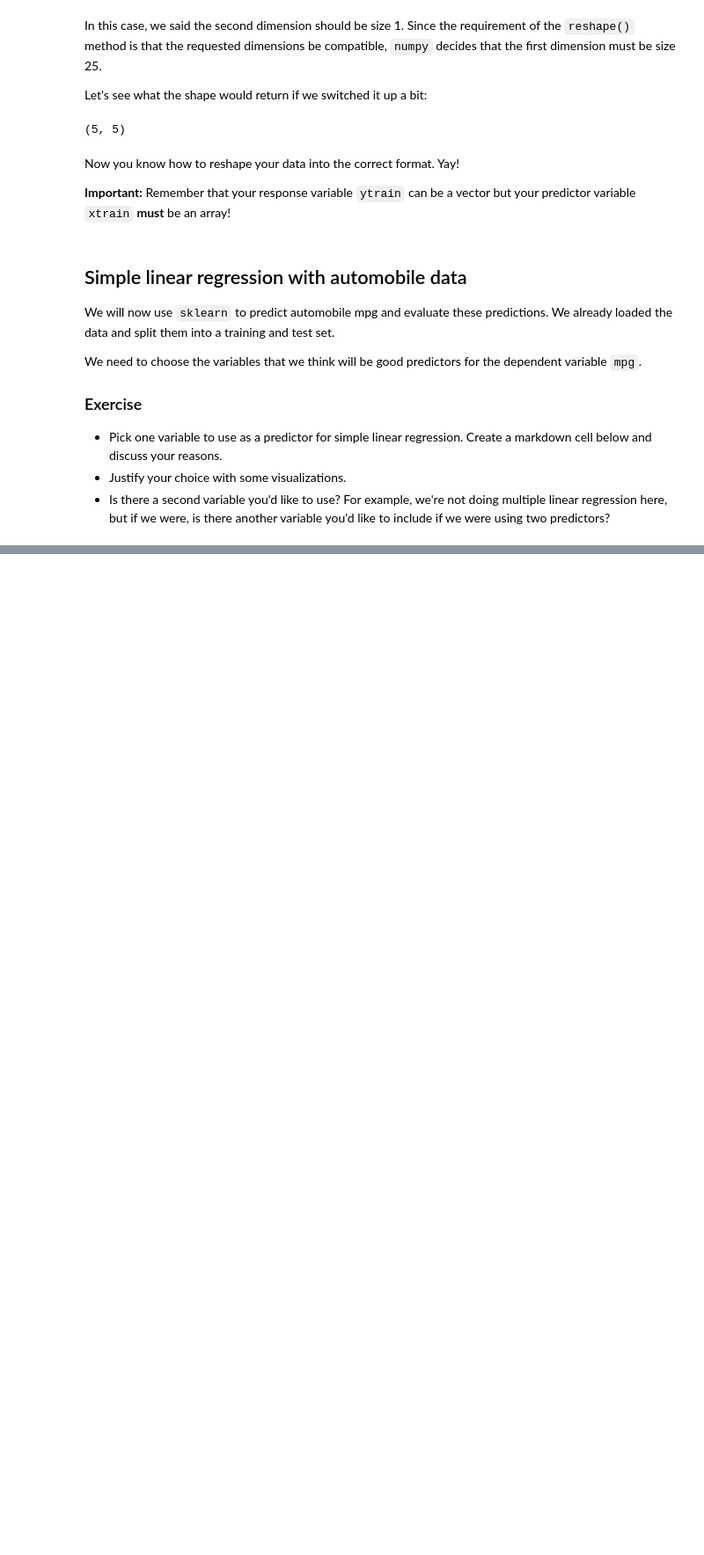
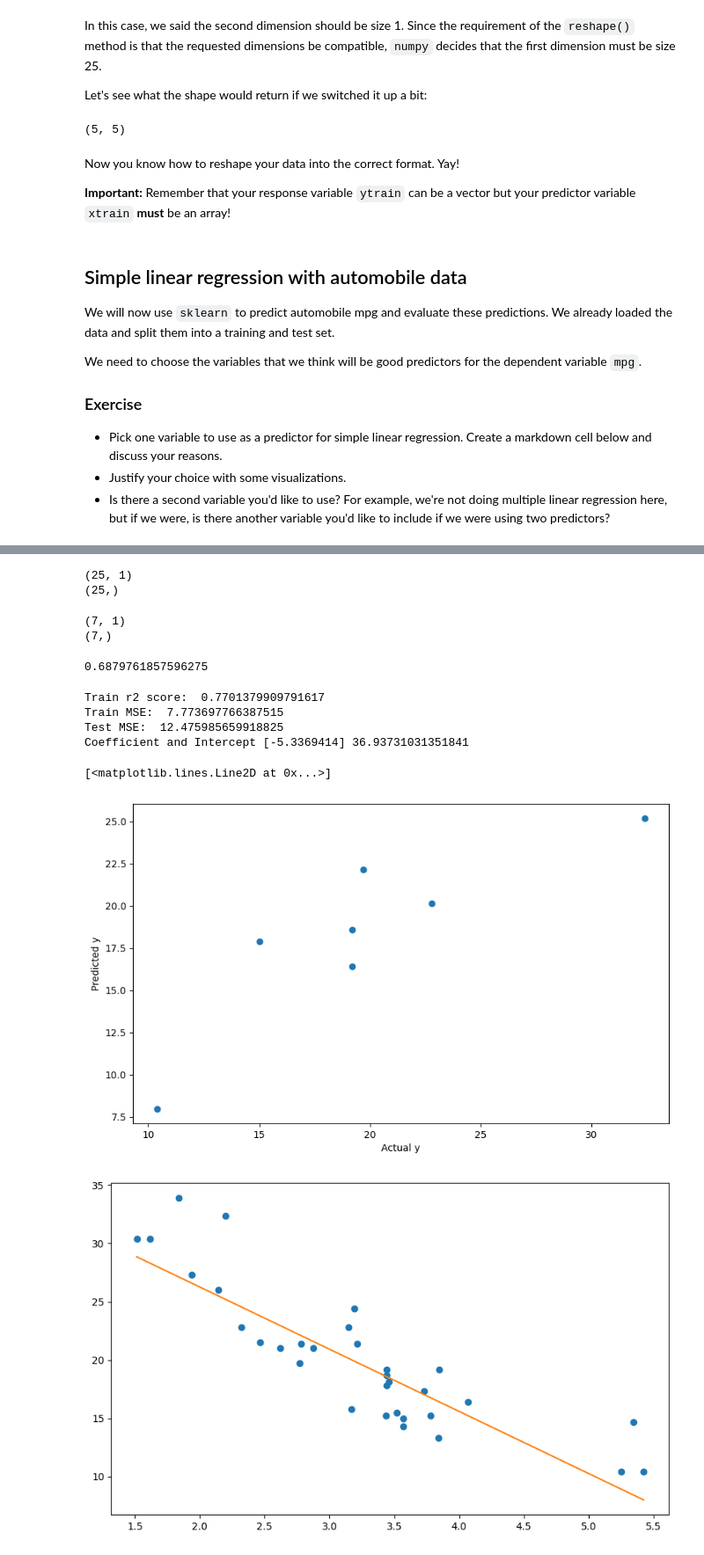
Before and after one commit to crdcamp/lin-reg-application, a Jupyter notebook: references/2_lin_reg_knn_reg_and_inference.ipynb, the cells around one changed output, grey strips where cells are left out. Shown at 88% size. Cells and saved outputs as stored; diff of their text form; code cells hidden in the pictures; blank space fills up the shorter version.

```diff
--- a/references/2_lin_reg_knn_reg_and_inference.ipynb
+++ b/references/2_lin_reg_knn_reg_and_inference.ipynb
@@ -1158,0 +1189,53 @@ We need to choose the variables that we think will be good predictors for the de
+# %%
+traindf, test_df = train_test_split(dfcars, test_size=0.2, random_state=42)
+y_train = np.array(traindf.mpg)
+X_train = np.array(traindf.wt)
+X_train = X_train.reshape(-1, 1)
+print(X_train.shape)
+print(y_train.shape)
+# %% [output]
+(25, 1)
+(25,)
+# %%
+y_test = np.array(testdf.mpg)
+X_test = np.array(testdf.wt)
+X_test = X_test.reshape(-1, 1)
+print(X_test.shape)
+print(y_test.shape)
+# %% [output]
+(7, 1)
+(7,)
+# %%
+regression = LinearRegression()
+regression.fit(X_train, y_train)
+predicted_y = regression.predict(X_test)
+
+r2 = regression.score(X_test, y_test)
+print(r2)
+# %% [output]
+0.6879761857596275
+# %%
+print("Train r2 score: ", regression.score(X_train, y_train))
+print("Train MSE: ", mean_squared_error(y_train, regression.predict(X_train)))
+print("Test MSE: ", mean_squared_error(predicted_y, y_test))
+print("Coefficient and Intercept", regression.coef_, regression.intercept_)
+# %% [output]
+Train r2 score:  0.7701379909791617
+Train MSE:  7.773697766387515
+Test MSE:  12.475985659918825
+Coefficient and Intercept [-5.3369414] 36.93731031351841
+# %%
+fig, ax = plt.subplots(1,1, figsize=(10,6))
+ax.plot(y_test, predicted_y, "o")
+grid = np.linspace(np.min(dfcars.mpg), np.max(dfcars.mpg), 100)
+ax.set_xlabel("Actual y")
+ax.set_ylabel("Predicted y")
+
+fig1, ax1 = plt.subplots(1,1, figsize=(10,6))
+ax1.plot(dfcars.wt, dfcars.mpg, 'o')
+xgrid = np.linspace(np.min(dfcars.wt), np.max(dfcars.wt), 100)
+ax1.plot(xgrid, regression.predict(xgrid.reshape(100, 1)))
+# %% [output]
+[<matplotlib.lines.Line2D at 0x...>]
+[figure, added]
+[figure, added]
```
Also changed, not shown: parts of 6 cells of this notebook.
